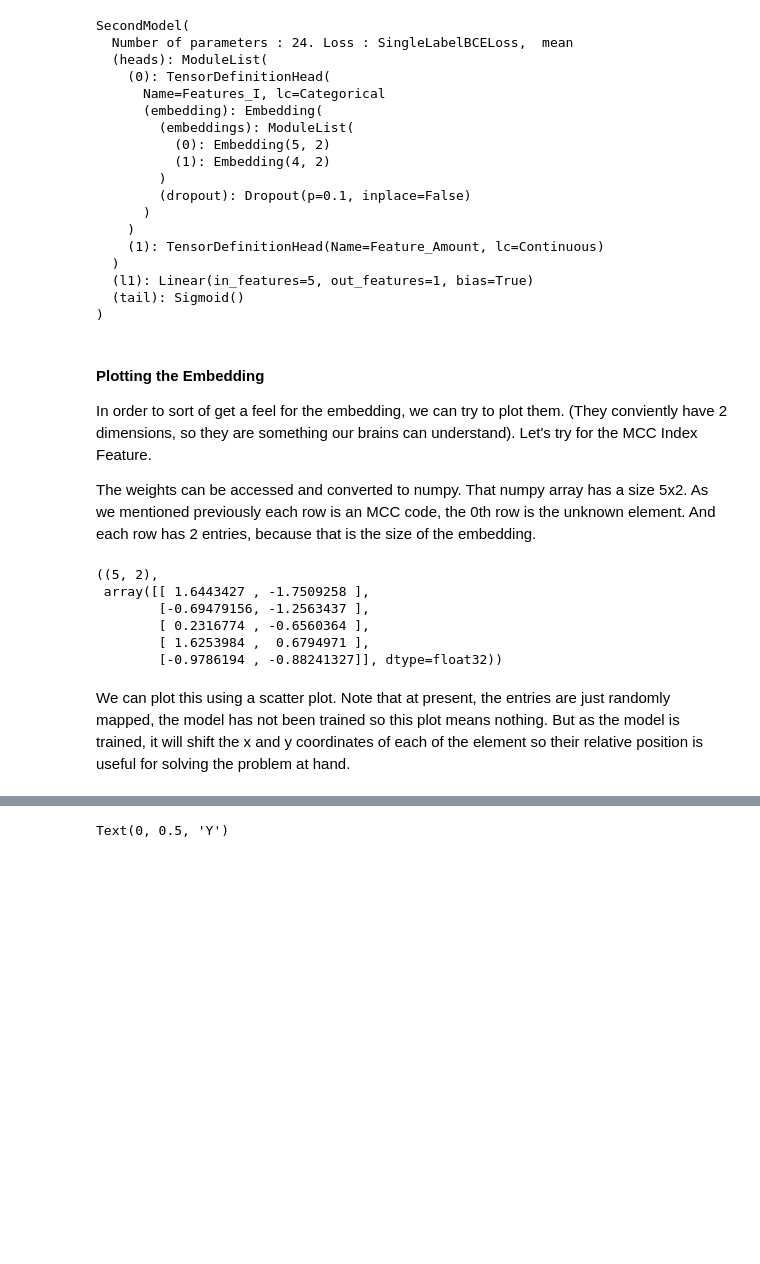
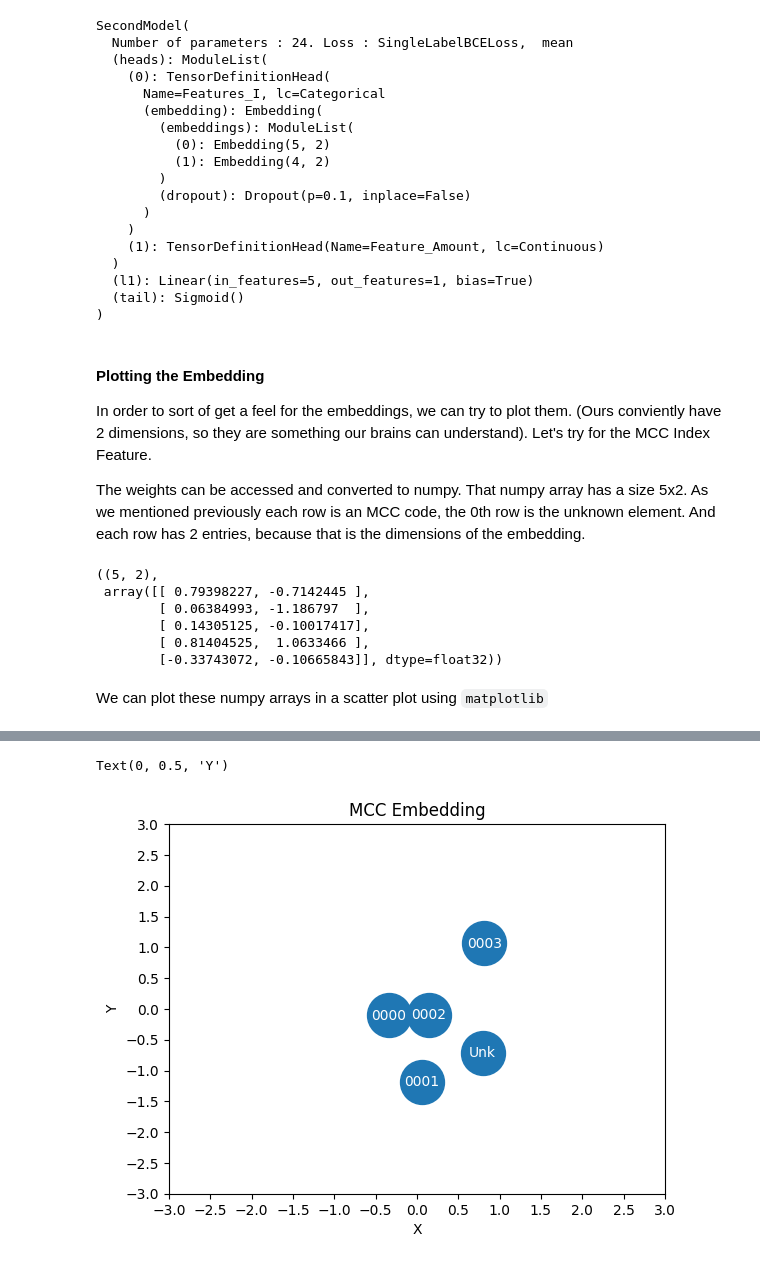
Before and after one commit to t0kk35/m0d3l, a Jupyter notebook: notebooks/01_Creating_a_Model.ipynb, the cells around one changed output, grey strips where cells are left out. Cells and saved outputs as stored; diff of their text form; code cells hidden in the pictures; blank space fills up the shorter version.

```diff
--- a/notebooks/01_Creating_a_Model.ipynb
+++ b/notebooks/01_Creating_a_Model.ipynb
@@ -59,15 +60,13 @@ fraud    = ft.FeatureSource('Fraud', ft.FEATURE_TYPE_INT_8)
 amount_scaled = ft.FeatureNormalizeScale('Scaled_Amount', ft.FEATURE_TYPE_FLOAT_32, amount)
 mcc_oh        = ft.FeatureOneHot('MCC_OH', ft.FEATURE_TYPE_INT_8,  mcc)
 country_oh    = ft.FeatureOneHot('Country_OH', ft.FEATURE_TYPE_INT_8, country)
+fraud_label   = ft.FeatureLabelBinary('Fraud_Label', ft.FEATURE_TYPE_INT_8, fraud)
 
 td_oh     = ft.TensorDefinition('Features_OH', [mcc_oh, country_oh])
 td_amount = ft.TensorDefinition('Feature_Amount', [amount])
-td_label  = ft.TensorDefinition('Feature_Fraud', [fraud])
+td_label  = ft.TensorDefinition('Feature_Fraud', [fraud_label])
 
 
 with en.EnginePandas(num_threads=1) as e:
     ti = e.np_from_csv((td_oh, td_amount, td_label), file, inference=False)
-
-# Important ! Define which has the label
-ti.label_indexes = 2
 # %% [output]
@@ -239,15 +246,15 @@ The Linear Layer has size of 5. That is 2 (size of MCC embedding) + 2 (size of C
 class SecondModel(mp.BinaryClassifier):
     def __init__(self, tensor_instance: en.TensorInstanceNumpy):
         super(SecondModel, self).__init__(tensor_instance)
-        self.heads = self.create_heads(0.6, 2, 5, 0.1)
-        self.l1 = nn.Linear(sum([h.output_size for h in self.heads]), 1)
+        self.heads = self.create_heads(dim_ratio=0.6, min_dims=2, max_dims=5, dropout=0.1)
+        self.l1 = nn.Linear(in_features=sum([h.output_size for h in self.heads]), out_features=1)
         self.tail = self.create_tail()
 
-    def forward(self, x: List[torch.Tensor]) -> torch.Tensor:
+    def forward(self, x: Tuple[torch.Tensor, ...]) -> Tuple[torch.Tensor, ...]:
         o = torch.cat([h(x[i]) for i, h in enumerate(self.heads)], dim=1)
         o = self.l1(o)
         o = self.tail(o)
-        return o
+        return (o,)
 
 model = SecondModel(train)
 model
@@ -272,28 +279,32 @@ SecondModel(
 )
 # %% [markdown]
 #### Plotting the Embedding
-In order to sort of get a feel for the embedding, we can try to plot them. (They conviently have 2 dimensions, so they are something our brains can understand). Let's try for the MCC Index Feature.
+In order to sort of get a feel for the embeddings, we can try to plot them. (Ours conviently have 2 dimensions, so they are something our brains can understand). Let's try for the MCC Index Feature.
 
-The weights can be accessed and converted to numpy. That numpy array has a size 5x2. As we mentioned previously each row is an MCC code, the 0th row is the unknown element. And each row has 2 entries, because that is the size of the embedding.
+The weights can be accessed and converted to numpy. That numpy array has a size 5x2. As we mentioned previously each row is an MCC code, the 0th row is the unknown element. And each row has 2 entries, because that is the dimensions of the embedding.
 # %%
 mcc_weights = model.heads[0].embedding.embedding_weight(mcc_i).detach().numpy()
 mcc_weights.shape, mcc_weights
 # %% [output]
 ((5, 2),
- array([[ 1.6443427 , -1.7509258 ],
-        [-0.69479156, -1.2563437 ],
-        [ 0.2316774 , -0.6560364 ],
-        [ 1.6253984 ,  0.6794971 ],
-        [-0.9786194 , -0.88241327]], dtype=float32))
+ array([[ 0.79398227, -0.7142445 ],
+        [ 0.06384993, -1.186797  ],
+        [ 0.14305125, -0.10017417],
+        [ 0.81404525,  1.0633466 ],
+        [-0.33743072, -0.10665843]], dtype=float32))
 # %% [markdown]
-We can plot this using a scatter plot. Note that at present, the entries are just randomly mapped, the model has not been trained so this plot means nothing. But as the model is trained, it will shift the x and y coordinates of each of the element so their relative position is useful for solving the problem at hand.
+We can plot these numpy arrays in a scatter plot using `matplotlib`
 # %%
 x, y = mcc_weights[:, 0], mcc_weights[:, 1]
 
+ticks = [-3.0, -2.5, -2.0, -1.5, -1.0, -0.5, 0, 0.5, 1.0, 1.5, 2.0, 2.5, 3.0]
+
 plt.title('MCC Embedding')
-plt.scatter(x, y)
-for i, l in enumerate(['Unknown'] + list(mcc_i.dictionary.keys())):
-    plt.annotate(l, (x[i], y[i]))
+plt.scatter(x, y, s=1000)
+plt.xticks(ticks)
+plt.yticks(ticks)
+for l,i in [('Unk', 0)] + sorted(list(mcc_i.dictionary.items()), key= lambda x: x[1]):
+    plt.text(x[i], y[i], l, ha='center', va='center', color='white')
 plt.xlabel('X')
 plt.ylabel('Y')
 # %% [output]
@@ -302 +311,2 @@ plt.ylabel('Y')
 Text(0, 0.5, 'Y')
+[figure, added]
```
Also changed, not shown: parts of 32 cells of this notebook, 20 other files.
